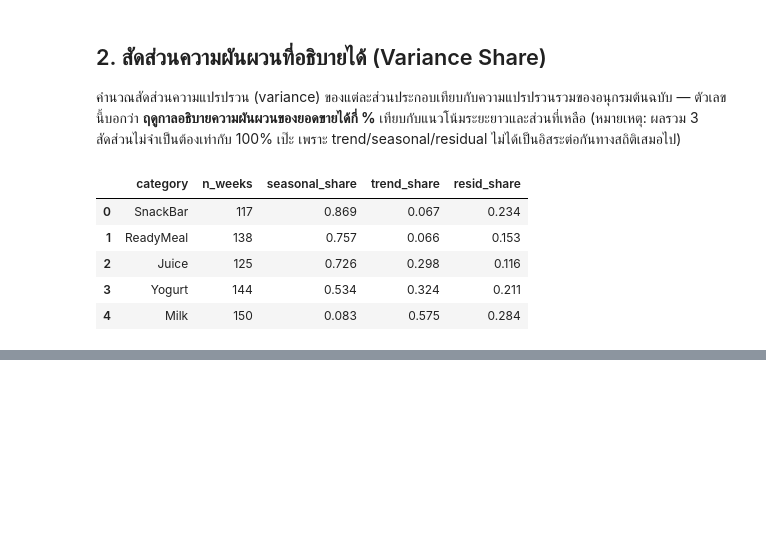
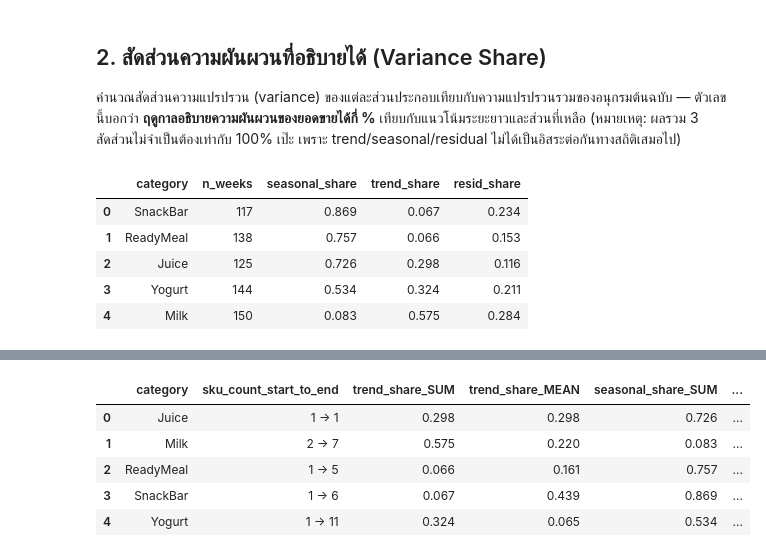
Before and after one commit to thitiwutsuk/Forecasting-FMCG-Daily-Sales, a Jupyter notebook: notebooks/09_seasonality_trend.ipynb, the cells around one changed output, grey strips where cells are left out. Cells and saved outputs as stored; diff of their text form; code cells hidden in the pictures; blank space fills up the shorter version.

Commit message:
Phase 9: add per-SKU-mean robustness check for seasonality trend

```diff
--- a/notebooks/09_seasonality_trend.ipynb
+++ b/notebooks/09_seasonality_trend.ipynb
@@ -91 +95,36 @@ plt.show()
+# %%
+sku_active = df.groupby(['category', 'week']).sku.nunique().reset_index()
+cat_weekly_mean = df.groupby(['category', 'week']).units_sold.mean().reset_index()
+
+stl_results_mean = {}
+for cat in categories:
+    s = cat_weekly_mean[cat_weekly_mean.category == cat].set_index('week')['units_sold'].asfreq('W-MON')
+    s = s.interpolate()
+    stl_results_mean[cat] = STL(s, period=52, robust=True).fit()
+
+rows = []
+for cat in categories:
+    res = stl_results_mean[cat]
+    var_total = np.var(res.observed)
+    sku_start = int(sku_active[sku_active.category == cat].sku.iloc[0])
+    sku_end = int(sku_active[sku_active.category == cat].sku.iloc[-1])
+    prior = variance_shares.set_index('category').loc[cat]
+    rows.append({
+        'category': cat,
+        'sku_count_start_to_end': f'{sku_start} -> {sku_end}',
+        'trend_share_SUM': prior['trend_share'],
+        'trend_share_MEAN': np.var(res.trend) / var_total,
+        'seasonal_share_SUM': prior['seasonal_share'],
+        'seasonal_share_MEAN': np.var(res.seasonal) / var_total,
+    })
+
+robustness_check = pd.DataFrame(rows).sort_values('category').reset_index(drop=True)
+robustness_check.round(3)
+# %% [output]
+|  | category | sku_count_start_to_end | trend_share_SUM | trend_share_MEAN | seasonal_share_SUM | ... |
+| 0 | Juice | 1 -> 1 | 0.298 | 0.298 | 0.726 | ... |
+| 1 | Milk | 2 -> 7 | 0.575 | 0.220 | 0.083 | ... |
+| 2 | ReadyMeal | 1 -> 5 | 0.066 | 0.161 | 0.757 | ... |
+| 3 | SnackBar | 1 -> 6 | 0.067 | 0.439 | 0.869 | ... |
+| 4 | Yogurt | 1 -> 11 | 0.324 | 0.065 | 0.534 | ... |
 # %% [markdown]
```
Also changed, not shown: parts of 3 cells of this notebook, 2 other files.
